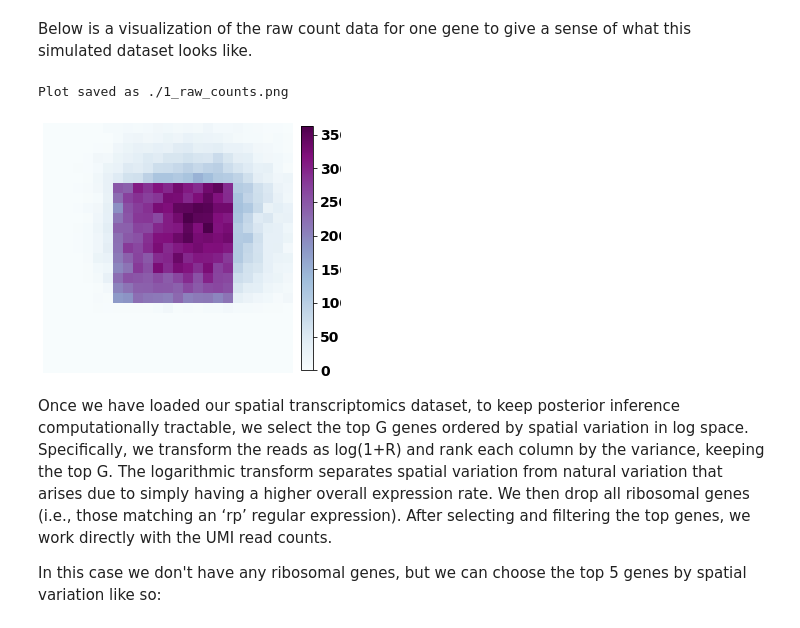
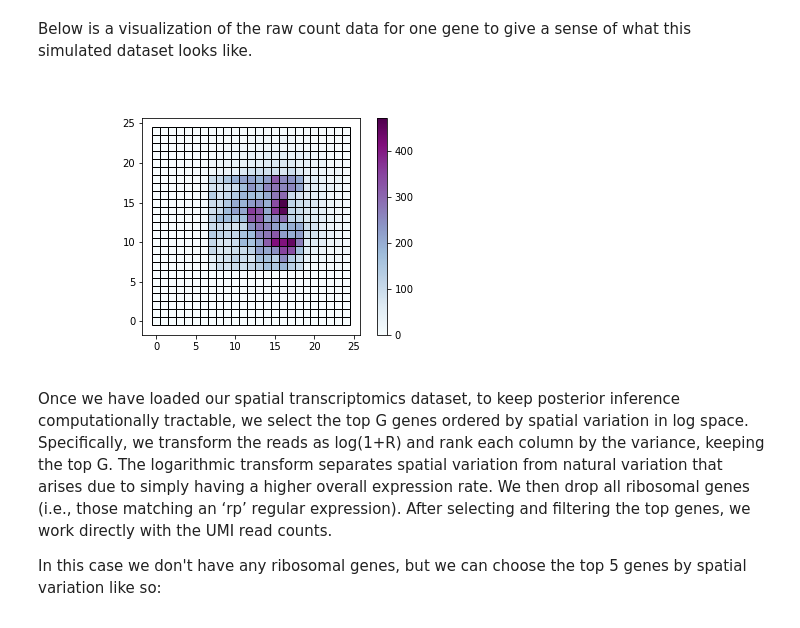
Before and after one commit to tansey-lab/bayestme, a Jupyter notebook: notebooks/demo.ipynb, the cells around one changed output. Drawn from its saved outputs; the diff is of its cells as text; code cells hidden in the pictures.

```diff
--- a/notebooks/demo.ipynb
+++ b/notebooks/demo.ipynb
@@ -7,21 +9,13 @@ We will use a very small simulated dataset for this demo such that this notebook
 # %%
 import numpy as np
-from bayestme import bleeding_correction, data
+from bayestme import synthetic_data, data
 
 np.random.seed(101)
 
-locations, tissue_mask, true_rates, true_counts, bleed_counts = bleeding_correction.generate_data(
+stdata = synthetic_data.generate_fake_stdataset(
     n_rows=25,
     n_cols=25,
     n_genes=10)
-
-stdata = data.SpatialExpressionDataset(
-    raw_counts=bleed_counts,
-    tissue_mask=tissue_mask,
-    positions=locations.T,
-    gene_names=np.array(['1', '2', '3', '4', '5', '6', '7', '8', '9', '10']),
-    layout=data.Layout.SQUARE
-)
 # %% [output]
 0
 100
@@ -35,18 +29,16 @@ Below is a visualization of the raw count data for one gene to give a sense of w
 # %%
 import numpy as np
 from bayestme import plotting
 from IPython.display import Image
 
 plotting.plot_gene_raw_counts(
     stdata,
     gene='1',
-    output_format='png',
-    output_dir='.')
+    output_file='./1_raw_counts.png')
 
 Image(filename='1_raw_counts.png', unconfined=True)
 # %% [output]
-Plot saved as ./1_raw_counts.png
-[figure, old version]
+[figure, new version]
 # %% [markdown]
 Once we have loaded our spatial transcriptomics dataset, to keep posterior inference computationally tractable, we select the top G genes ordered by spatial variation in log space. Specifically, we transform the reads as log(1+R) and rank each column by the variance, keeping the top G. The logarithmic transform separates spatial variation from natural variation that arises due to simply having a higher overall expression rate. We then drop all ribosomal genes (i.e., those matching an ‘rp’ regular expression). After selecting and filtering the top genes, we work directly with the UMI read counts.
 
```
Also changed, not shown: parts of 14 cells of this notebook, 1 other file.
